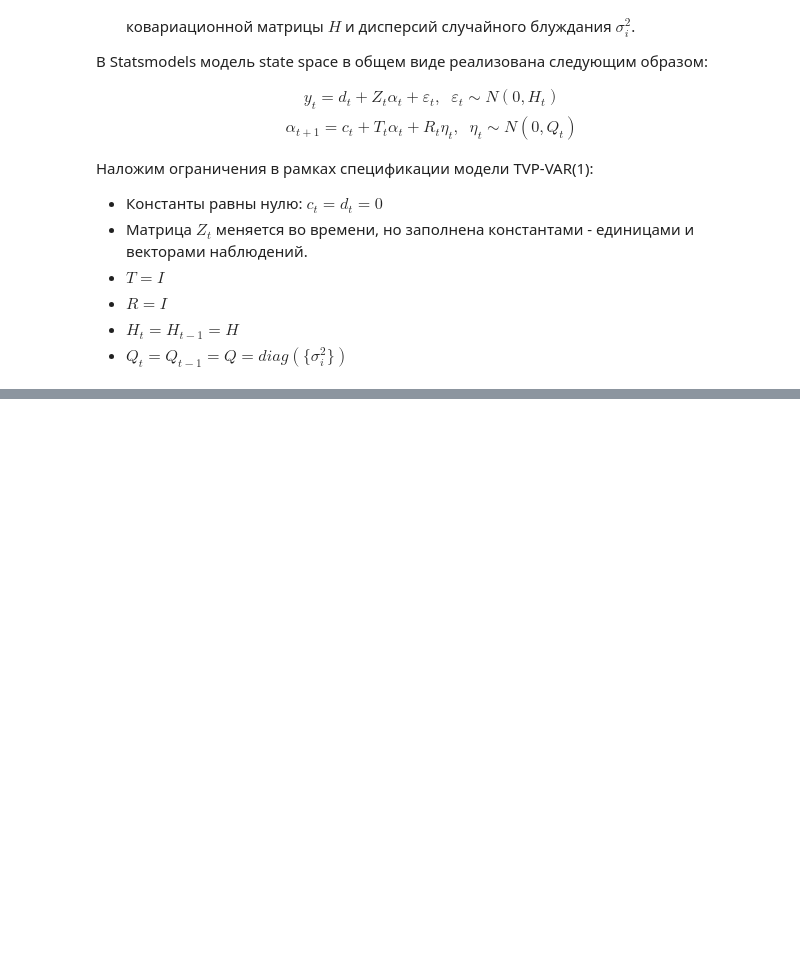
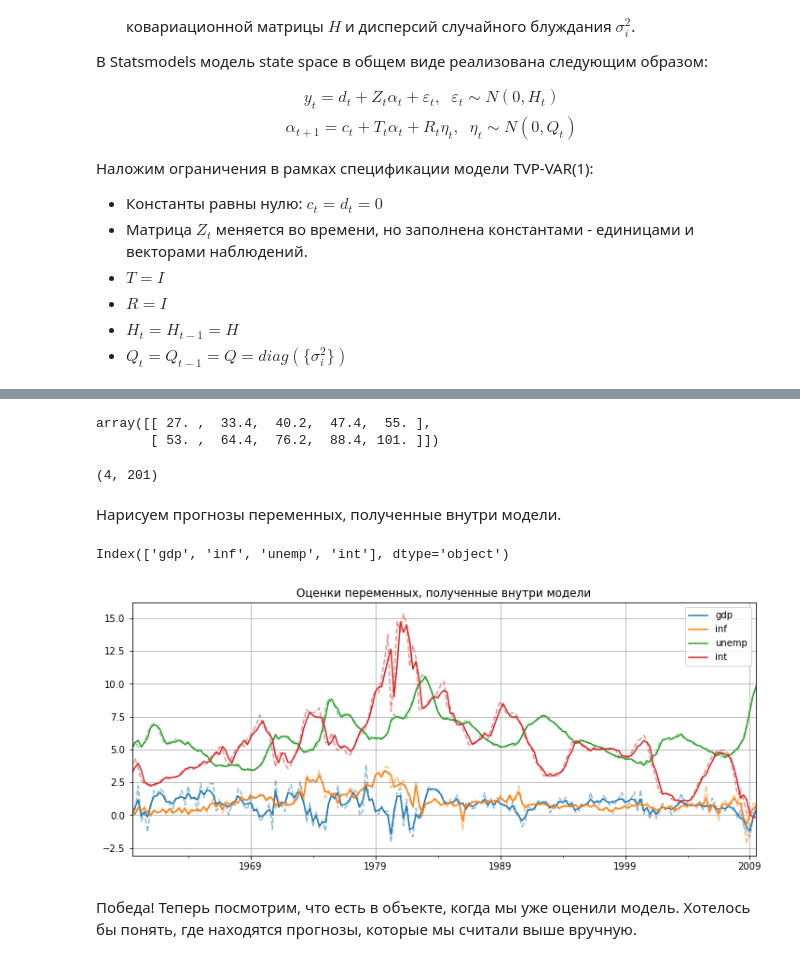
Before and after one commit to darkmetrics/usdrub, a Jupyter notebook: code/Model.ipynb, the cells around one changed output, grey strips where cells are left out. Drawn from its saved outputs; the diff is of its cells as text; code cells hidden in the pictures; blank space fills up the shorter version.

```diff
--- a/code/Model.ipynb
+++ b/code/Model.ipynb
@@ -351,0 +630,12 @@ end: 20
+# %%
+# суммируем вдоль второй оси
+(Z_t * alpha.T).sum(axis=1)
+# %% [output]
+array([[ 27. ,  33.4,  40.2,  47.4,  55. ],
+       [ 53. ,  64.4,  76.2,  88.4, 101. ]])
+# %%
+(mod['design'] * initial_res.states.smoothed.values.T).sum(axis=1).shape
+# %% [output]
+(4, 201)
+# %% [markdown]
+Нарисуем прогнозы переменных, полученные внутри модели.
@@ -351,0 +644,31 @@ end: 20
+# %%
+y_hat.columns
+# %% [output]
+Index(['gdp', 'inf', 'unemp', 'int'], dtype='object')
+# %%
+from matplotlib.lines import Line2D
+
+y_hat = (mod['design'] * initial_res.states.smoothed.values.T).sum(axis=1)
+y_hat = pd.DataFrame(y_hat).T
+y_hat.index = y.index[1:]
+y_hat.columns = y.columns
+
+# зададим цветовую палитру
+colors = ['C0', 'C1', 'C2', 'C3']
+# сгенерируем линии для легенды
+custom_lines = [Line2D([0], [0], color=c, lw=1.5) for c in colors]
+
+# зададим словарь с цветами для столбцов
+style_dict = dict(zip(y.columns, ['C0', 'C1', 'C2', 'C3']))
+
+fig, axes = plt.subplots(figsize=(12, 5))
+ax = axes
+y.iloc[1:].plot(ax=axes, alpha=0.5, legend=False, linestyle='--', style=style_dict)
+y_hat.plot(ax=axes, legend=False, style=style_dict)
+ax.set_title('Оценки переменных, полученные внутри модели')
+ax.legend(custom_lines, y_hat.columns)
+ax.grid(True);
+# %% [output]
+[figure, added]
+# %% [markdown]
+Победа! Теперь посмотрим, что есть в объекте, когда мы уже оценили модель. Хотелось бы понять, где находятся прогнозы, которые мы считали выше вручную.
```
Also changed, not shown: parts of 52 cells of this notebook, 4 other files.
